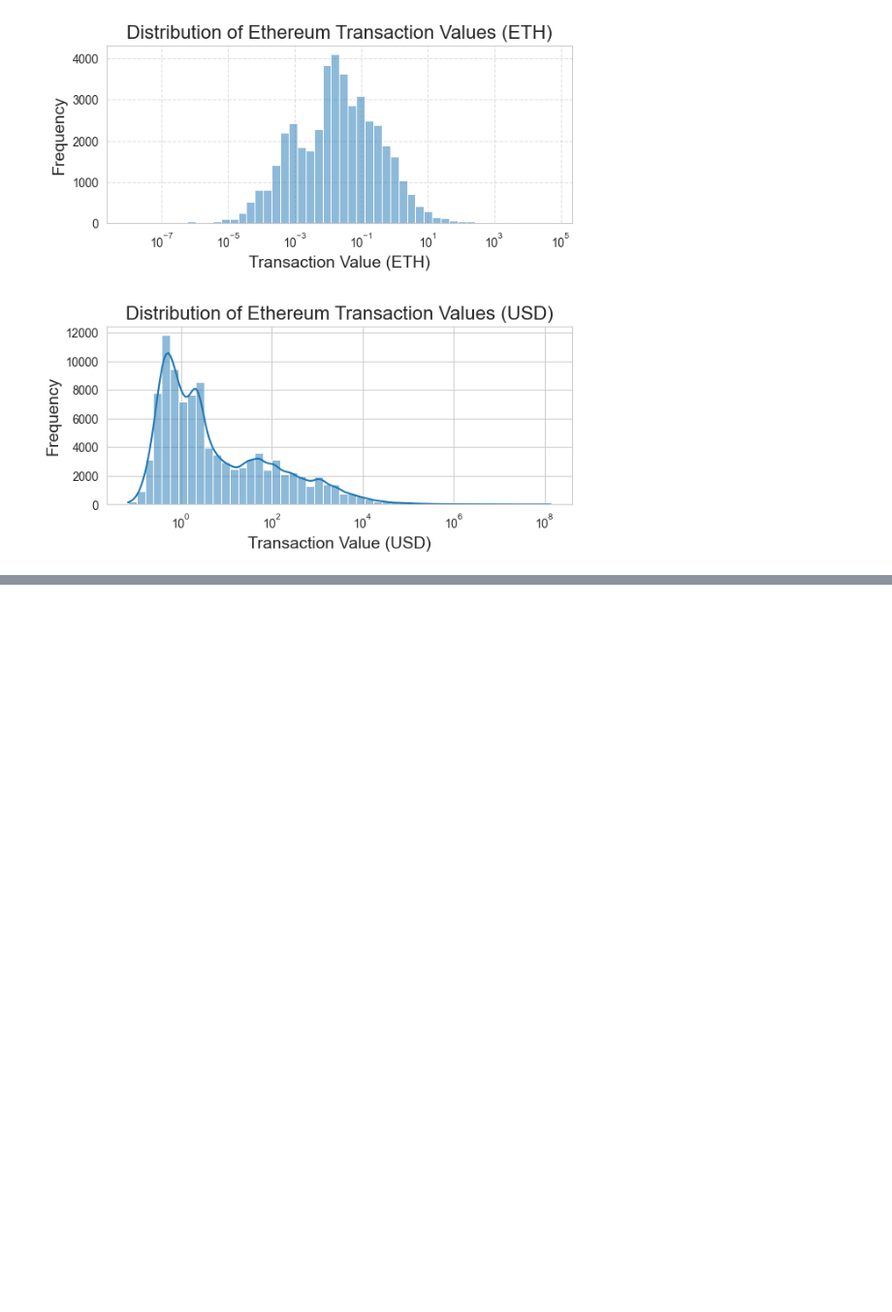
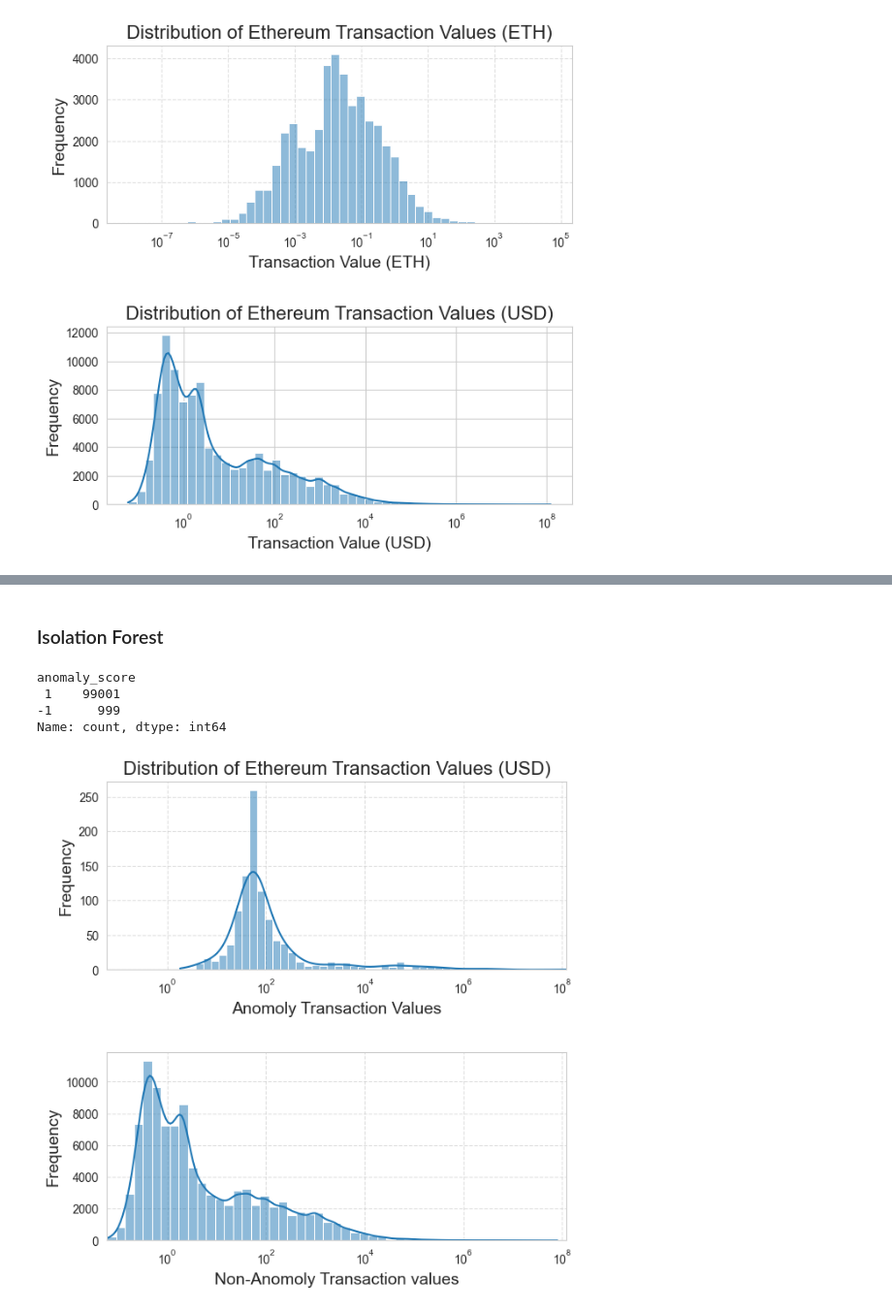
Before and after one commit to seelyfrank/blockchain-fraud-detection, a Jupyter notebook: notebooks/EDAv2.ipynb, the cells around one changed output, grey strips where cells are left out. Shown at 97% size. Cells and saved outputs as stored; diff of their text form; code cells hidden in the pictures; blank space fills up the shorter version.

Commit message:
Added isolation forest

```diff
--- a/notebooks/EDAv2.ipynb
+++ b/notebooks/EDAv2.ipynb
@@ -215,0 +224,56 @@ KeyError: 'Column not found: 0'
+# %% [markdown]
+### Isolation Forest
+# %%
+from sklearn.ensemble import IsolationForest
+from sklearn.preprocessing import StandardScaler
+from sklearn.model_selection import cross_val_score
+
+# Some additional features to train on
+df['gas_fee_ratio'] = df['gas_price'] / df['gas_used']
+df['txn_speed'] = df['gas_price'] * df['gas_used']
+
+# preprocess
+features = ['value', 'gas_price', 'gas_used', 'gas_fee_ratio', 'txn_speed']
+df_features = df[features].copy()
+
+scaler = StandardScaler()
+df_features = scaler.fit_transform(df_features)
+
+model = IsolationForest(n_estimators=1000, max_samples='auto', contamination=0.01, random_state=42)
+df['anomaly_score'] = model.fit_predict(df_features)
+df['anomaly_score'].value_counts()
+# %% [output]
+anomaly_score
+ 1    99001
+-1      999
+Name: count, dtype: int64
+# %%
+fig, ax = plt.subplots(2, 1, figsize=(7, 7))
+
+anomaly_costs = df[df['anomaly_score'] == -1]['total_cost_usd']
+normal_costs = df[df['anomaly_score'] == 1]['total_cost_usd']
+
+sns.histplot(anomaly_costs, bins=50, log_scale=True, kde=True, ax=ax[0])
+
+xmin = min(anomaly_costs.min(), normal_costs.min())
+xmax = max(anomaly_costs.max(), normal_costs.max())
+
+ax[0].set_xlim(xmin, xmax)
+ax[1].set_xlim(xmin, xmax)
+
+ax[0].set_xlabel("Anomoly Transaction Values", fontsize=14)
+ax[0].set_ylabel("Frequency", fontsize=14)
+ax[0].set_title("Distribution of Ethereum Transaction Values (USD)", fontsize=16)
+ax[0].grid(True, linestyle="--", alpha=0.6)
+
+
+sns.histplot(normal_costs, bins=50, log_scale=True, kde=True, ax=ax[1])
+
+ax[1].set_xlabel("Non-Anomoly Transaction values", fontsize=14)
+ax[1].set_ylabel("Frequency", fontsize=14)
+ax[1].grid(True, linestyle="--", alpha=0.6)
+
+plt.tight_layout(pad=3)
+plt.show()
+# %% [output]
+[figure, added]
```
Also changed, not shown: parts of 5 cells of this notebook, 1 other file.
